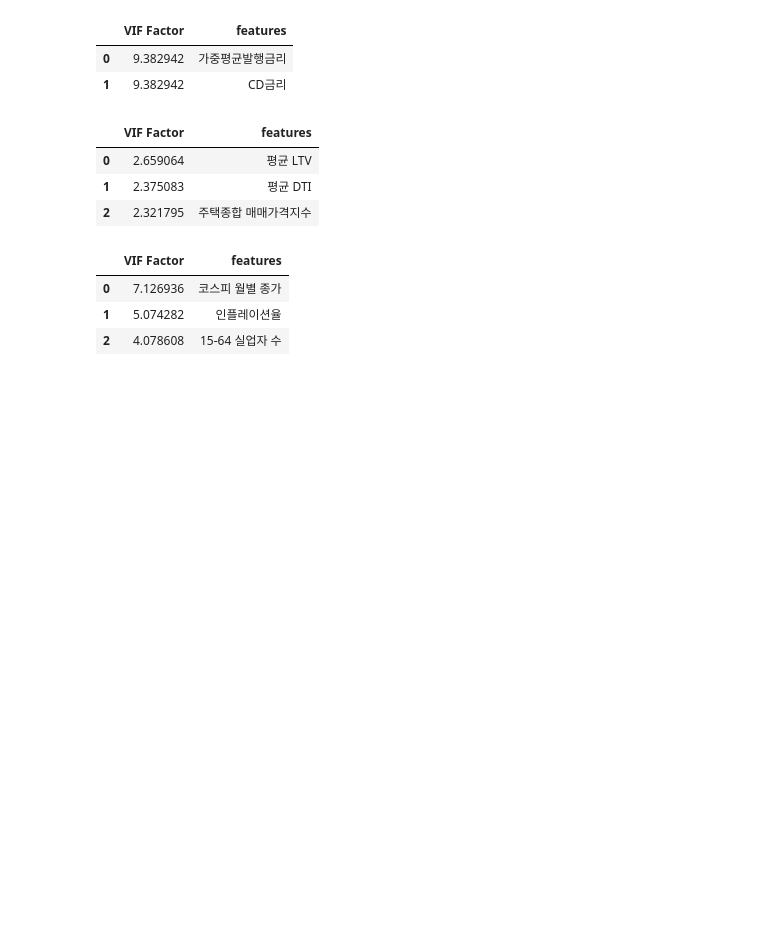
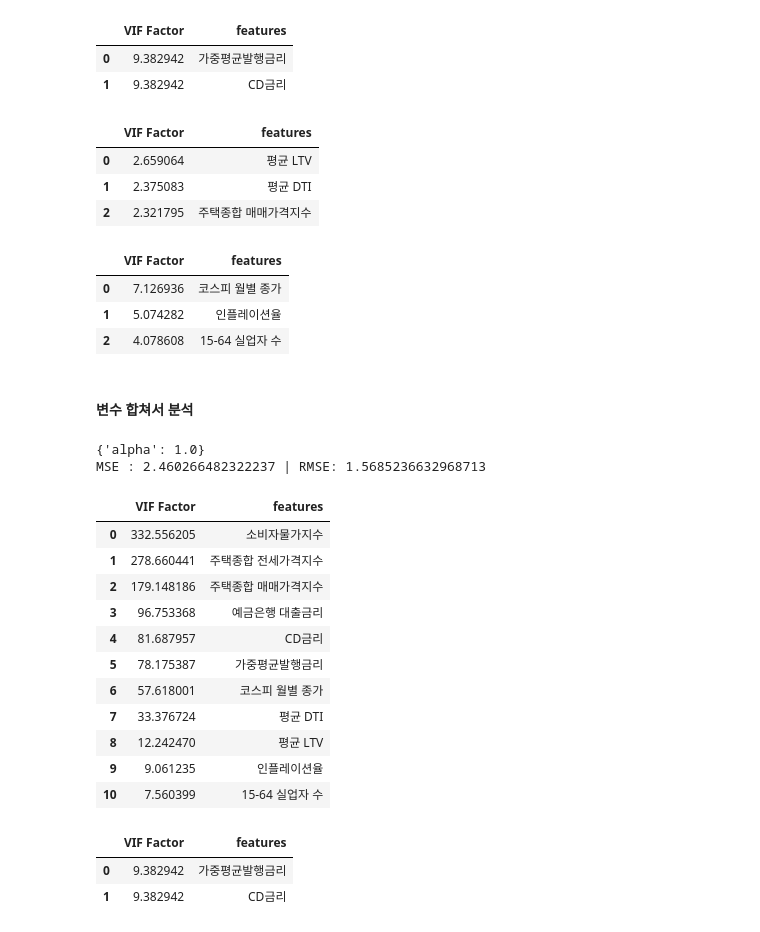
Before and after one commit to xxuvny/Project1_human, a Jupyter notebook: 02_분석.ipynb, the cells around one changed output. Cells and saved outputs as stored; diff of their text form; code cells hidden in the pictures; blank space fills up the shorter version.

```diff
--- a/02_분석.ipynb
+++ b/02_분석.ipynb
@@ -271,3 +307,5 @@ vif_c
 | 0 | 7.126936 | 코스피 월별 종가 |
 | 1 | 5.074282 | 인플레이션율 |
 | 2 | 4.078608 | 15-64 실업자 수 |
+# %% [markdown]
+#### 변수 합쳐서 분석
@@ -273,0 +331,40 @@ vif_c
+# %%
+# 최적의 알파 찾기
+## 80% 수준의 데이터만 가지고 돌렸을 때 최적의 알파값을 찾기 위한 GridSearch 수행
+
+a = 0.01 ## 최초 알파값
+alpha_list = [] ## 알파 후보 담을 리스트
+
+## 하이퍼 파라미터 값을 찾아야하므로 아무것도 선언하지 않은 모델 생성
+model_test = Ridge()
+
+## alpha_list에 0.01부터 1.00 까지 alpha 후보 100개 저장함
+for i in range(0,100):
+    a = round(a, 2)
+    alpha_list.append(a)
+    a += 0.01
+
+## grid search 수행
+grid_search = GridSearchCV(model_test, param_grid={'alpha' : alpha_list})
+grid_search.fit(feature_data2_A[:171], target[:171])
+
+print(grid_search.best_params_) ## best alpha
+MSE = np.abs(grid_search.best_score_)
+RMSE = np.sqrt(np.abs(MSE))
+print(f'MSE : {MSE} | RMSE: {RMSE}')
+
+
+## feature_data2_A 금리 요인 : Ridge -> 1.0,         MSE : 2.460266482322237 | RMSE: 1.5685236632968713
+##                          : Lasso -> 0.04,        MSE : 2.4196265663765195 | RMSE: 1.5555148878672038
+##                          : ElasticNet -> 0.03,   MSE : 2.3895138330426953 | RMSE: 1.545805237745912
+
+## feature_data2_B 금리 + 부동산 요인 : Ridge -> 1.0,       MSE : 2.948812359381477 | RMSE: 1.7172106333765456
+##                                   : Lasso -> 0.04,      MSE : 1.8207760754372644 | RMSE: 1.3493613583607855
+##                                   : ElasticNet -> 0.05, MSE : 1.8264367735133937 | RMSE: 1.3514572777240847
+
+## feature_data2_C 금리 + 부동산 + 거시경제 요인 : Ridge -> 1.0,       MSE : 3.174472149882928 | RMSE: 1.781704843649174
+##                                              : Lasso -> 0.05,      MSE : 1.9569946792279302 | RMSE: 1.3989262593960878
+##                                              : ElasticNet -> 0.05, MSE : 1.9874968142409188 | RMSE: 1.4097860881144058
+# %% [output]
+{'alpha': 1.0}
+MSE : 2.460266482322237 | RMSE: 1.5685236632968713
@@ -273,0 +384,35 @@ vif_c
+# %%
+# 전체 VIF after Min-Max Scaling
+vif_2x = pd.DataFrame()
+vif_2x["VIF Factor"] = [variance_inflation_factor(feature_data2.values, i) for i in range(feature_data2.shape[1])]
+vif_2x["features"] = feature_data2.columns
+
+vif_2x = vif_2x.sort_values(by="VIF Factor", ascending=False)
+vif_2x = vif_2x.reset_index().drop(columns='index')
+vif_2x
+# %% [output]
+|  | VIF Factor | features |
+| 0 | 332.556205 | 소비자물가지수 |
+| 1 | 278.660441 | 주택종합 전세가격지수 |
+| 2 | 179.148186 | 주택종합 매매가격지수 |
+| 3 | 96.753368 | 예금은행 대출금리 |
+| 4 | 81.687957 | CD금리 |
+| 5 | 78.175387 | 가중평균발행금리 |
+| 6 | 57.618001 | 코스피 월별 종가 |
+| 7 | 33.376724 | 평균 DTI |
+| 8 | 12.242470 | 평균 LTV |
+| 9 | 9.061235 | 인플레이션율 |
+| 10 | 7.560399 | 15-64 실업자 수 |
+# %%
+# 금리 요인 VIF after Min-Max Scaling
+vif_2a = pd.DataFrame()
+vif_2a["VIF Factor"] = [variance_inflation_factor(feature_data2_A.values, i) for i in range(feature_data2_A.shape[1])]
+vif_2a["features"] = feature_data2_A.columns
+
+vif_2a = vif_2a.sort_values(by="VIF Factor", ascending=False)
+vif_2a = vif_2a.reset_index().drop(columns='index')
+vif_2a
+# %% [output]
+|  | VIF Factor | features |
+| 0 | 9.382942 | 가중평균발행금리 |
+| 1 | 9.382942 | CD금리 |
```
Also changed, not shown: parts of 17 cells of this notebook, 2 other files.
